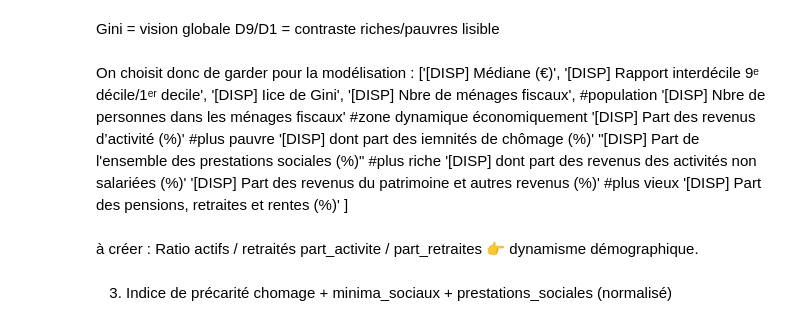
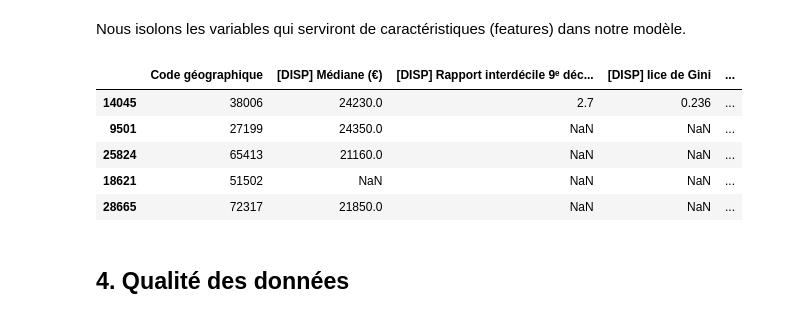
Before and after one commit to Laurine-ensai/projet_python_pour_la_data_science, a Jupyter notebook: etude_df_revenu.ipynb, the cells around one changed output. Cells and saved outputs as stored; diff of their text form; code cells hidden in the pictures.

```diff
--- a/etude_df_revenu.ipynb
+++ b/etude_df_revenu.ipynb
@@ -74,53 +71,28 @@ Part impôts
-# %% [markdown]
-Gini = vision globale
-D9/D1 = contraste riches/pauvres lisible
 # %% [markdown]
-On choisit donc de garder pour la modélisation :
-['[DISP] Médiane (€)',
- '[DISP] Rapport interdécile 9ᵉ décile/1ᵉʳ decile',
- '[DISP] Iice de Gini',
- '[DISP] Nbre de ménages fiscaux',
- #population
- '[DISP] Nbre de personnes dans les ménages fiscaux'
- #zone dynamique économiquement
- '[DISP] Part des revenus d’activité (%)'
- #plus pauvre
- '[DISP] dont part des iemnités de chômage (%)'
- "[DISP] Part de l'ensemble des prestations sociales (%)"
- #plus riche
- '[DISP] dont part des revenus des activités non salariées (%)'
- '[DISP] Part des revenus du patrimoine et autres revenus (%)'
- #plus vieux
- '[DISP] Part des pensions, retraites et rentes (%)'
-]
+Nous isolons les variables qui serviront de caractéristiques (features) dans notre modèle.
-# %% [markdown]
-à créer :
-Ratio actifs / retraités
-part_activite / part_retraites
-👉 dynamisme démographique.
-# %% [markdown]
-3. Indice de précarité
-chomage + minima_sociaux + prestations_sociales
-(normalisé)
 # %%
+# Sélection basée sur l'analyse de pertinence métier
 var_selec = [
-'[DISP] Médiane (€)',
- '[DISP] Rapport interdécile 9ᵉ décile/1ᵉʳ decile',
- '[DISP] Iice de Gini',
- '[DISP] Nbre de ménages fiscaux',
- #population
- '[DISP] Nbre de personnes dans les ménages fiscaux',
- #zone dynamique économiquement
- '[DISP] Part des revenus d’activité (%)',
- #plus pauvre
- '[DISP] dont part des iemnités de chômage (%)',
- "[DISP] Part de l'ensemble des prestations sociales (%)",
- #plus riche
- '[DISP] dont part des revenus des activités non salariées (%)',
- '[DISP] Part des revenus du patrimoine et autres revenus (%)',
- #plus vieux
- '[DISP] Part des pensions, retraites et rentes (%)'
+    'Code géographique',
+    '[DISP] Médiane (€)',
+    '[DISP] Rapport interdécile 9ᵉ décile/1ᵉʳ decile',
+    '[DISP] Iice de Gini',
+    '[DISP] Nbre de ménages fiscaux',
+    '[DISP] Nbre de personnes dans les ménages fiscaux',
+    '[DISP] Part des revenus d’activité (%)',
+    '[DISP] dont part des iemnités de chômage (%)',
+    "[DISP] Part de l'ensemble des prestations sociales (%)",
+    '[DISP] dont part des revenus des activités non salariées (%)',
+    '[DISP] Part des revenus du patrimoine et autres revenus (%)',
+    '[DISP] Part des pensions, retraites et rentes (%)'
 ]
 
-df_filtre = df_revenus[var_selec]
+df_filtre = df_revenus[var_selec].copy()
 df_filtre.sample(5)
+# %% [output]
+|  | Code géographique | [DISP] Médiane (€) | [DISP] Rapport interdécile 9ᵉ déc... | [DISP] Iice de Gini | ... |
+| 14045 | 38006 | 24230.0 | 2.7 | 0.236 | ... |
+| 9501 | 27199 | 24350.0 | NaN | NaN | ... |
+| 25824 | 65413 | 21160.0 | NaN | NaN | ... |
+| 18621 | 51502 | NaN | NaN | NaN | ... |
+| 28665 | 72317 | 21850.0 | NaN | NaN | ... |
@@ -128,0 +99,2 @@ df_filtre.dtypes
+# %% [markdown]
+## 4. Qualité des données
```
Also changed, not shown: parts of 20 cells of this notebook, 2 other files.
